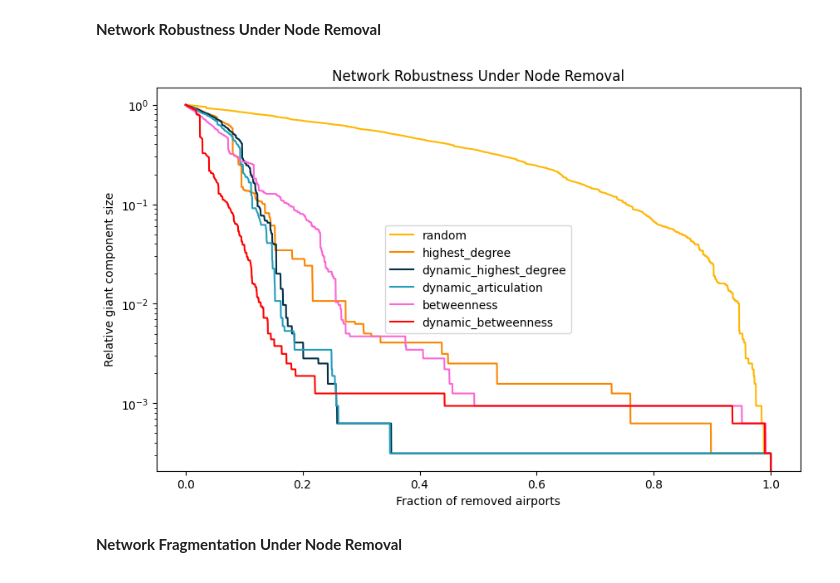
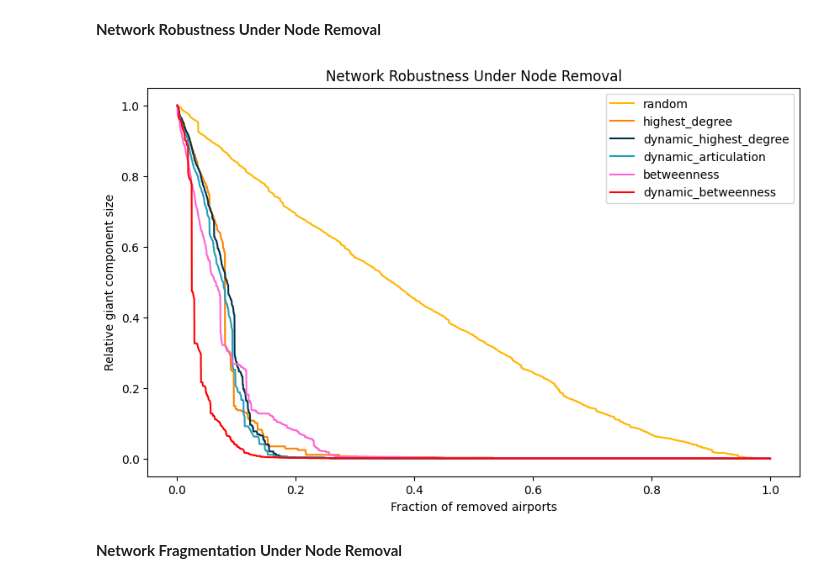
Before and after one commit to sugy-w/Veda-o-sietach-Projekt-JPD-, a Jupyter notebook: idk analysis/robustness_etc.ipynb, the cells around one changed output. Cells and saved outputs as stored; diff of their text form; code cells hidden in the pictures.

```diff
--- a/idk analysis/idk.ipynb
+++ b/idk analysis/robustness_etc.ipynb
@@ -181,10 +176,7 @@ def articulation_impact(G, articulation_points):
 
     return sorted(impacts, key=lambda x: x[1], reverse=True)
 # %%
-impacts = articulation_impact(
-    G_undirected,
-    articulation_points
-)
+impacts = articulation_impact(G_undirected,articulation_points)
 # %% [markdown]
 **Impact**
 # %%
@@ -237,11 +251,7 @@ Number of components after removing 1264: 25
 # %% [markdown]
 **Top airports with the highest degree**
 # %%
-top_degree = sorted(
-    G_undirected.degree,
-    key=lambda x: x[1],
-    reverse=True
-)[:5]
+top_degree = sorted(G_undirected.degree,key=lambda x: x[1],reverse=True)[:5]
 
 for node, degree in top_degree:
     print(id_to_name[node], degree)
@@ -545,11 +464,7 @@ def sequential_removal_analysis(G, strategy="highest_degree", seed=42):
             )
         ]
 
-    elif strategy in [
-        "dynamic_highest_degree",
-        "dynamic_articulation",
-        "dynamic_betweenness"
-    ]:
+    elif strategy in ["dynamic_highest_degree","dynamic_articulation","dynamic_betweenness"]:
         removal_order = None
 
     else:
@@ -562,32 +477,20 @@ def sequential_removal_analysis(G, strategy="highest_degree", seed=42):
     while G_temp.number_of_nodes() > 0:
 
         if strategy == "dynamic_highest_degree":
-            node_to_remove = max(
-                G_temp.nodes(),
-                key=lambda node: G_temp.degree[node]
-            )
+            node_to_remove = max(G_temp.nodes(),key=lambda node: G_temp.degree[node])
 
         elif strategy == "dynamic_articulation":
             articulations = list(nx.articulation_points(G_temp))
 
             if len(articulations) > 0:
-                node_to_remove = max(
-                    articulations,
-                    key=lambda node: G_temp.degree[node]
-                )
+                node_to_remove = max(articulations,key=lambda node: G_temp.degree[node])
             else:
-                node_to_remove = max(
-                    G_temp.nodes(),
-                    key=lambda node: G_temp.degree[node]
-                )
+                node_to_remove = max(G_temp.nodes(),key=lambda node: G_temp.degree[node])
 
         elif strategy == "dynamic_betweenness":
             betweenness = nx.betweenness_centrality(G_temp)
 
-            node_to_remove = max(
-                betweenness,
-                key=betweenness.get
-            )
+            node_to_remove = max(betweenness,key=betweenness.get)
 
         else:
             node_to_remove = removal_order[len(removed_nodes)]
@@ -623,9 +526,7 @@ results = {}
 for strategy in strategies:
     print("Running:", strategy)
 
-    results[strategy] = sequential_removal_analysis(
-        G_undirected,
-        strategy=strategy)
+    results[strategy] = sequential_removal_analysis(G_undirected, strategy=strategy)
 # %% [output]
 Running: random
 Running: highest_degree
@@ -638,28 +539,28 @@ Running: dynamic_betweenness
 # %%
 plt.figure(figsize=(10,6))
 
 colors = {
     "random": "#FFB703",
     "highest_degree": "#FB8500",
     "dynamic_highest_degree": "#023047",
     "dynamic_articulation": "#219EBC",
     "betweenness": "#FC66D7",
     "dynamic_betweenness": "#FF0000"
 }
 
 for strategy in strategies:
     x, y, components, removed = results[strategy]
     plt.plot(x, y, label=strategy, color = colors.get(strategy, None))
 
 plt.xlabel("Fraction of removed airports")
 plt.ylabel("Relative giant component size")
 plt.title("Network Robustness Under Node Removal")
 plt.legend()
-plt.yscale("log")
+#plt.yscale("log")
 plt.grid(False)
 plt.show()
 # %% [output]
-[figure, old version]
+[figure, new version]
 # %% [markdown]
 **Network Fragmentation Under Node Removal**
 # %%
```
Also changed, not shown: parts of 24 cells of this notebook, 4 other files.
